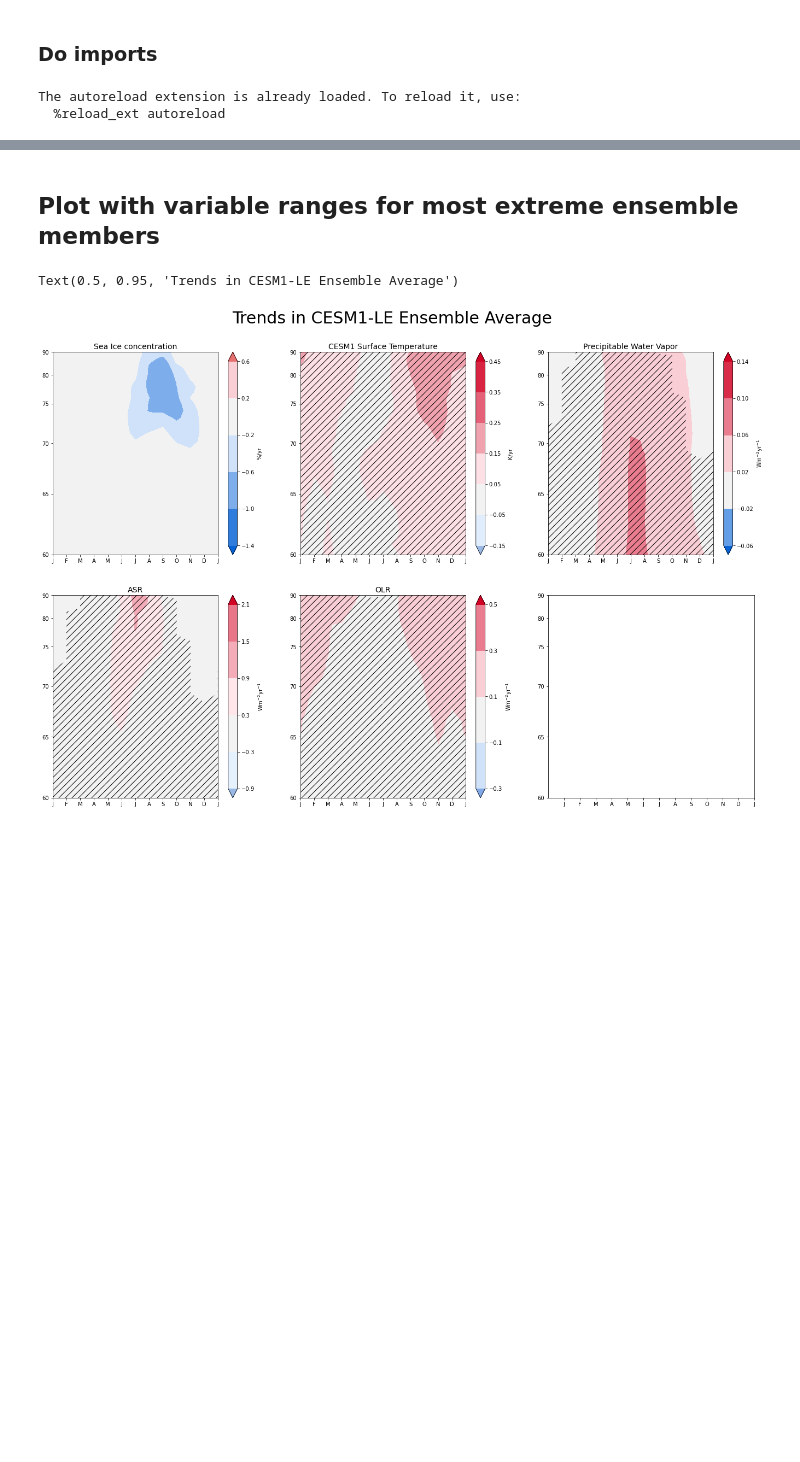
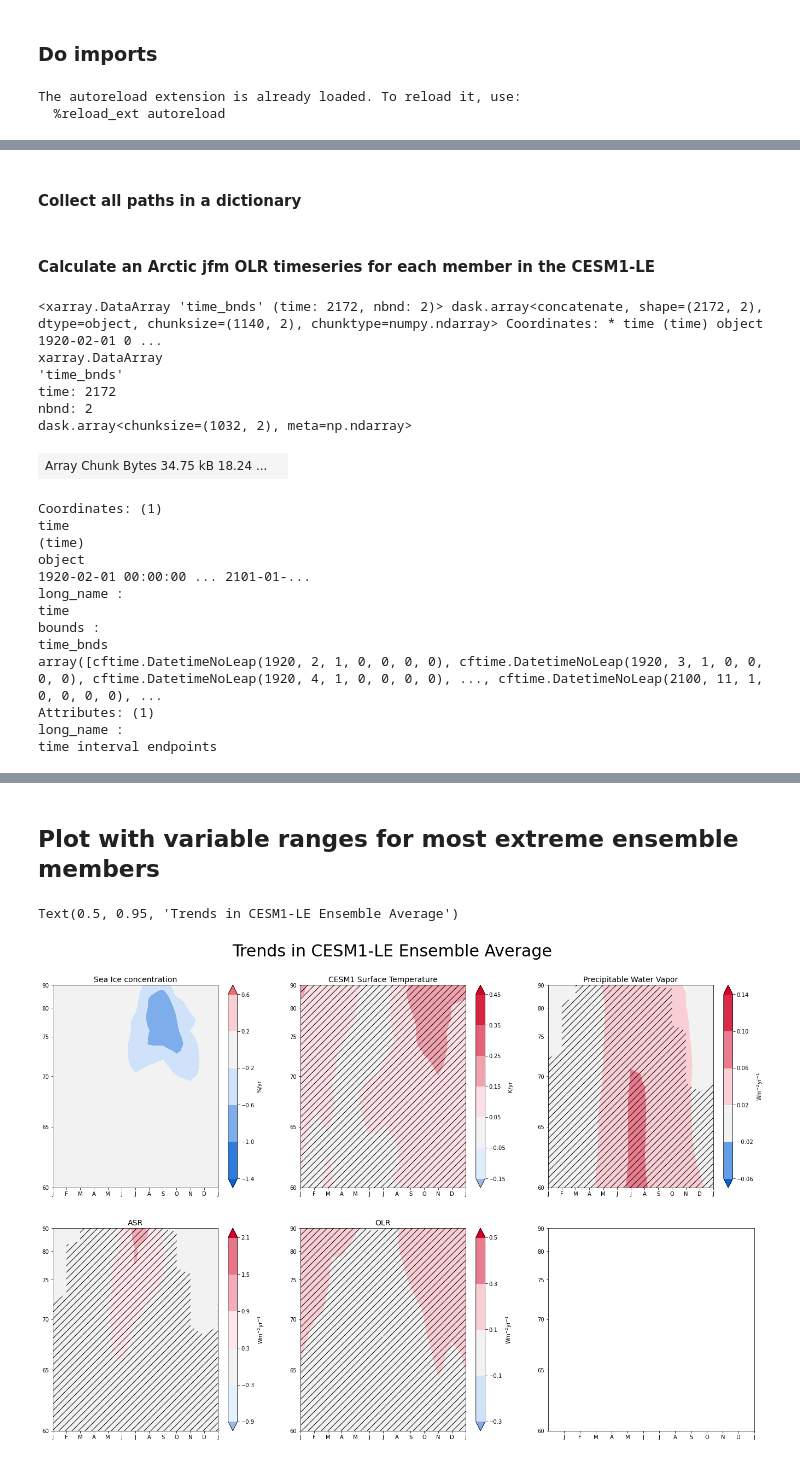
Before and after one commit to jshaw35/spectral_ice, a Jupyter notebook: figure3/figure3.ipynb, the cells around one changed output, grey strips where cells are left out. Cells and saved outputs as stored; diff of their text form; code cells hidden in the pictures; blank space fills up the shorter version.

```diff
--- a/figure3/figure3.ipynb
+++ b/figure3/figure3.ipynb
@@ -178,0 +156,2 @@ tmq_avg.plot(ax=tmq_axs[2])
+# %% [markdown]
+#### Collect all paths in a dictionary
@@ -178,0 +173,27 @@ tmq_avg.plot(ax=tmq_axs[2])
+# %% [markdown]
+#### Calculate an Arctic jfm OLR timeseries for each member in the CESM1-LE
+# %%
+test_timefix = xr.open_mfdataset(_ens_olr_files)
+# %%
+test_timefix['time_bnds']
+# %% [output]
+<xarray.DataArray 'time_bnds' (time: 2172, nbnd: 2)> dask.array<concatenate, shape=(2172, 2), dtype=object, chunksize=(1140, 2), chunktype=numpy.ndarray> Coordinates: * time (time) object 1920-02-01 0 ...
+xarray.DataArray
+'time_bnds'
+time: 2172
+nbnd: 2
+dask.array<chunksize=(1032, 2), meta=np.ndarray>
+| Array Chunk Bytes 34.75 kB 18.24 ... |  |
+Coordinates: (1)
+time
+(time)
+object
+1920-02-01 00:00:00 ... 2101-01-...
+long_name :
+time
+bounds :
+time_bnds
+array([cftime.DatetimeNoLeap(1920, 2, 1, 0, 0, 0, 0), cftime.DatetimeNoLeap(1920, 3, 1, 0, 0, 0, 0), cftime.DatetimeNoLeap(1920, 4, 1, 0, 0, 0, 0), ..., cftime.DatetimeNoLeap(2100, 11, 1, 0, 0, 0, 0), ...
+Attributes: (1)
+long_name :
+time interval endpoints
```
Also changed, not shown: parts of 37 cells of this notebook.
